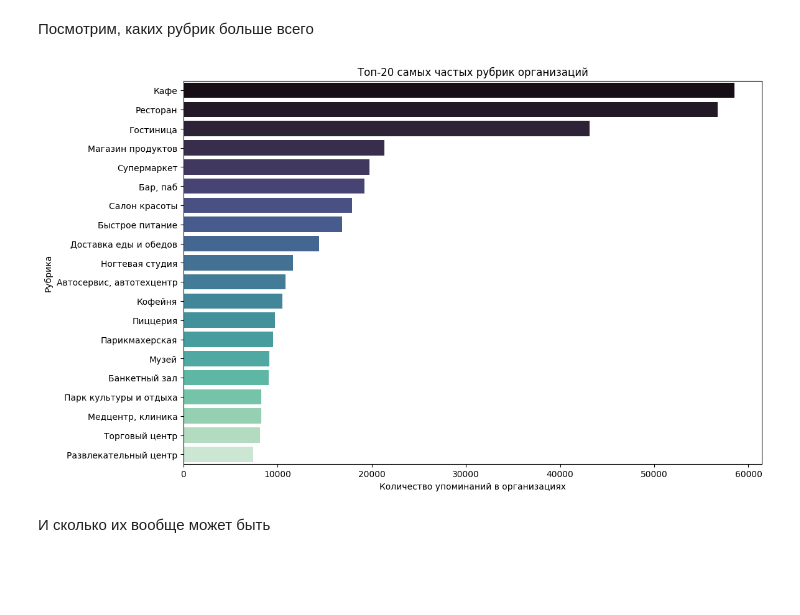
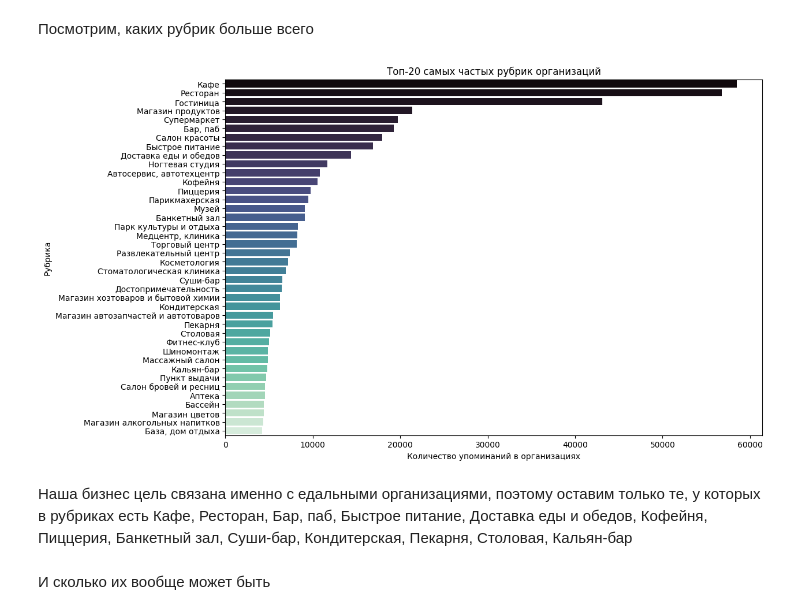
Before and after one commit to Zaides01/GP3, a Jupyter notebook: EDA.ipynb, the cells around one changed output. Saved outputs shown, nothing was run; the diff lists cells and outputs as text; code cells hidden in the pictures; blank space fills up the shorter version.

Commit message:
feat: Оставляем только едальные организации

```diff
--- a/EDA.ipynb
+++ b/EDA.ipynb
@@ -404,15 +404,17 @@ exploded_rubrics = df_rubrics.explode('rubrics_list')
 # %% [markdown]
 Посмотрим, каких рубрик больше всего
 # %%
-top_rubrics = exploded_rubrics['rubrics_list'].value_counts().nlargest(20)
+top_rubrics = exploded_rubrics['rubrics_list'].value_counts().nlargest(40)
 plt.figure(figsize=(12, 8))
 sns.barplot(y=top_rubrics.index, x=top_rubrics.values, palette='mako',  hue=top_rubrics.index)
 plt.title('Топ-20 самых частых рубрик организаций')
 plt.xlabel('Количество упоминаний в организациях')
 plt.ylabel('Рубрика')
 plt.show()
 # %% [output]
-[figure, old version]
+[figure, new version]
+# %% [markdown]
+Наша бизнес цель связана именно с едальными организациями, поэтому оставим только те, у которых в рубриках есть Кафе, Ресторан, Бар, паб, Быстрое питание, Доставка еды и обедов, Кофейня, Пиццерия, Банкетный зал, Суши-бар, Кондитерская, Пекарня, Столовая, Кальян-бар
 # %% [markdown]
 И сколько их вообще может быть
 # %%
```
Also changed, not shown: parts of 34 cells of this notebook, 1 other file.
